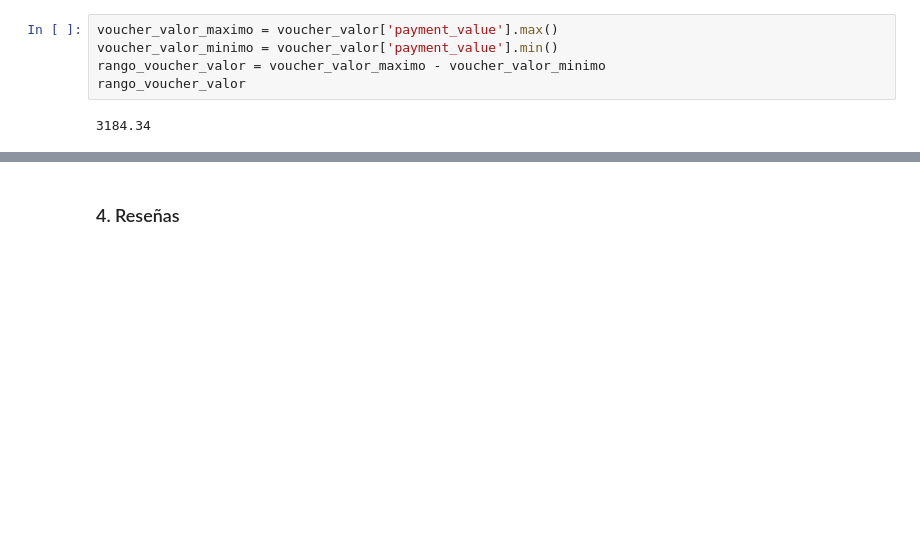
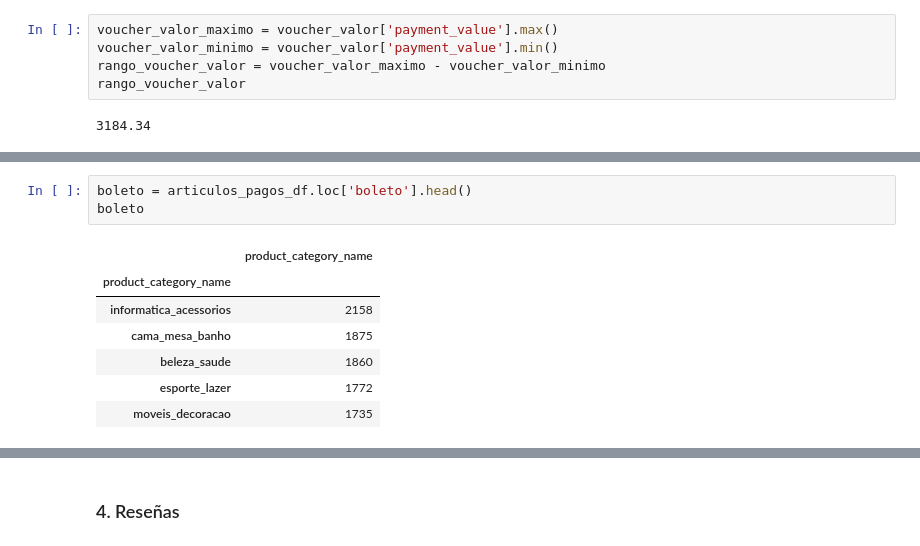
Before and after one commit to AbdielCJ/checkpoint1, a Jupyter notebook: Breve_análisis_de_Olist_y_del_Embudo_de_Ventas.ipynb, the cells around one changed output, grey strips where cells are left out. Drawn from its saved outputs; the diff is of its cells as text; blank space fills up the shorter version.

```diff
--- a/Breve_análisis_de_Olist_y_del_Embudo_de_Ventas.ipynb
+++ b/Breve_análisis_de_Olist_y_del_Embudo_de_Ventas.ipynb
@@ -882,0 +940,11 @@ rango_voucher_valor
+# %%
+boleto = articulos_pagos_df.loc['boleto'].head()
+boleto
+# %% [output]
+|  | product_category_name |
+| product_category_name |  |
+| informatica_acessorios | 2158 |
+| cama_mesa_banho | 1875 |
+| beleza_saude | 1860 |
+| esporte_lazer | 1772 |
+| moveis_decoracao | 1735 |
```
Also changed, not shown: parts of 8 cells of this notebook.
